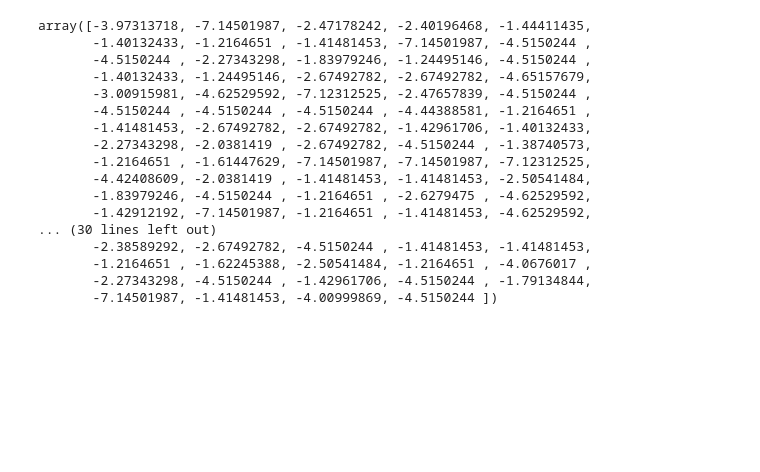
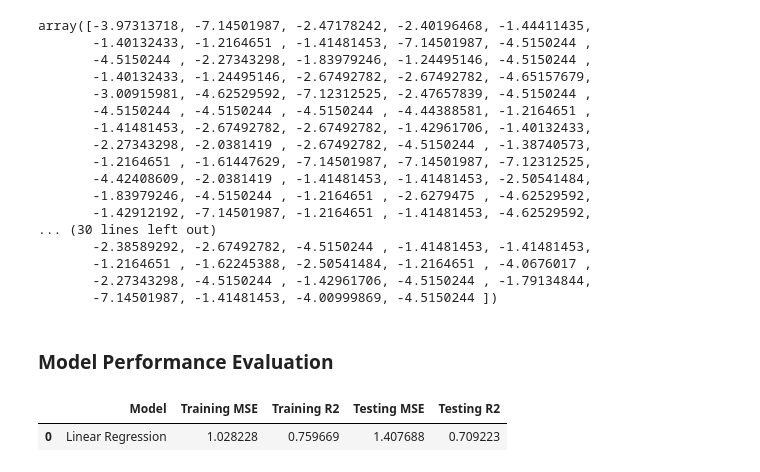
Before and after one commit to KeneanDita/R2DS, a Jupyter notebook: Model Trainings/Linear Regression & Random Forest.ipynb, the cells around one changed output. Cells and saved outputs as stored; diff of their text form; code cells hidden in the pictures; blank space fills up the shorter version.

Commit message:
RandomForestRegressor Performance Evaluation

```diff
--- a/Model Trainings/Linear Regression & Random Forest.ipynb
+++ b/Model Trainings/Linear Regression & Random Forest.ipynb
@@ -183,3 +185,5 @@ array([-3.97313718, -7.14501987, -2.47178242, -2.40196468, -1.44411435,
        -1.2164651 , -1.62245388, -2.50541484, -1.2164651 , -4.0676017 ,
        -2.27343298, -4.5150244 , -1.42961706, -4.5150244 , -1.79134844,
        -7.14501987, -1.41481453, -4.00999869, -4.5150244 ])
+# %% [markdown]
+### Model Performance Evaluation
@@ -185,0 +192,14 @@ array([-3.97313718, -7.14501987, -2.47178242, -2.40196468, -1.44411435,
+# %%
+rf_train_mse = mean_squared_error(y_train, y_rf_train_pred)
+rf_train_r2 = r2_score(y_train, y_rf_train_pred)
+
+rf_test_mse = mean_squared_error(y_test, y_rf_test_pred)
+rf_test_r2 = r2_score(y_test, y_rf_test_pred)
+# %%
+rf_results = pd.DataFrame(['Linear Regression', rf_train_mse, rf_train_r2, rf_test_mse, rf_test_r2]).transpose()
+rf_results.columns = ['Model', 'Training MSE', 'Training R2', 'Testing MSE', 'Testing R2']
+# %%
+rf_results
+# %% [output]
+|  | Model | Training MSE | Training R2 | Testing MSE | Testing R2 |
+| 0 | Linear Regression | 1.028228 | 0.759669 | 1.407688 | 0.709223 |
```
Also changed, not shown: parts of 3 cells of this notebook.
